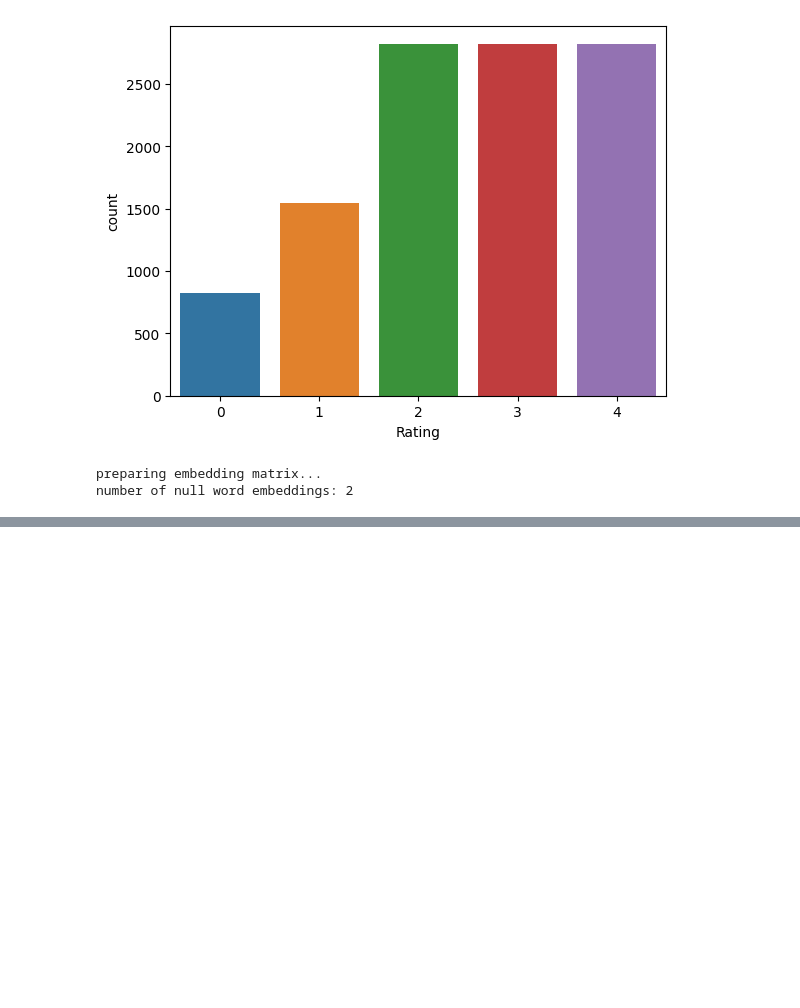
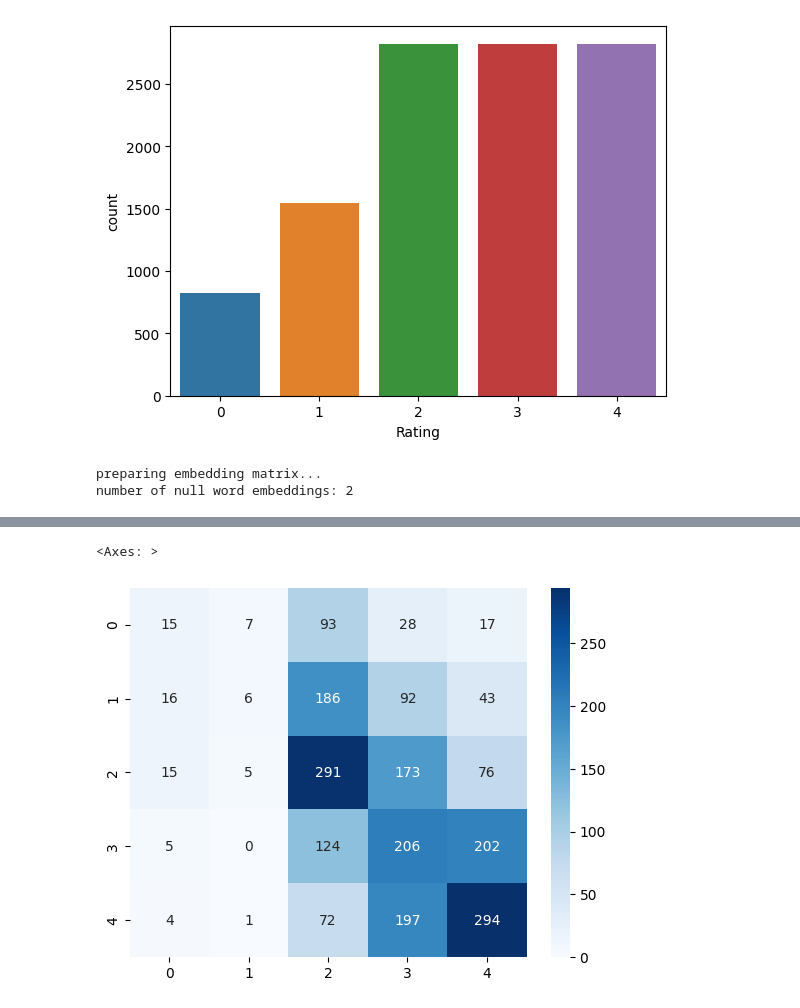
Before and after one commit to heyulch/NLP, a Jupyter notebook: NLP - Ejercicio 5 - Heyul Chavez.ipynb, the cells around one changed output, grey strips where cells are left out. Drawn from its saved outputs; the diff is of its cells as text; code cells hidden in the pictures; blank space fills up the shorter version.

```diff
--- a/NLP - Ejercicio 5 - Heyul Chavez.ipynb
+++ b/NLP - Ejercicio 5 - Heyul Chavez.ipynb
@@ -619,0 +618,15 @@ plt.show()
+# %%
+from sklearn.metrics import confusion_matrix
+import seaborn as sns
+
+# Generar predicciones en el conjunto de datos de prueba
+y_pred = model3.predict(X_test)
+y_pred_classes = np.argmax(y_pred, axis=1)
+y_test_classes = np.argmax(y_test, axis=1)
+
+# Generar la matriz de confusión
+conf_matrix = confusion_matrix(y_test_classes, y_pred_classes)
+
+# Generar la gráfica de la matriz de confusión usando seaborn
+sns.heatmap(conf_matrix, annot=True, cmap='Blues', fmt='g')
+# %% [output]
@@ -619,0 +634,2 @@ plt.show()
+<Axes: >
+[figure, added]
```
Also changed, not shown: parts of 15 cells of this notebook, 1 other file.
